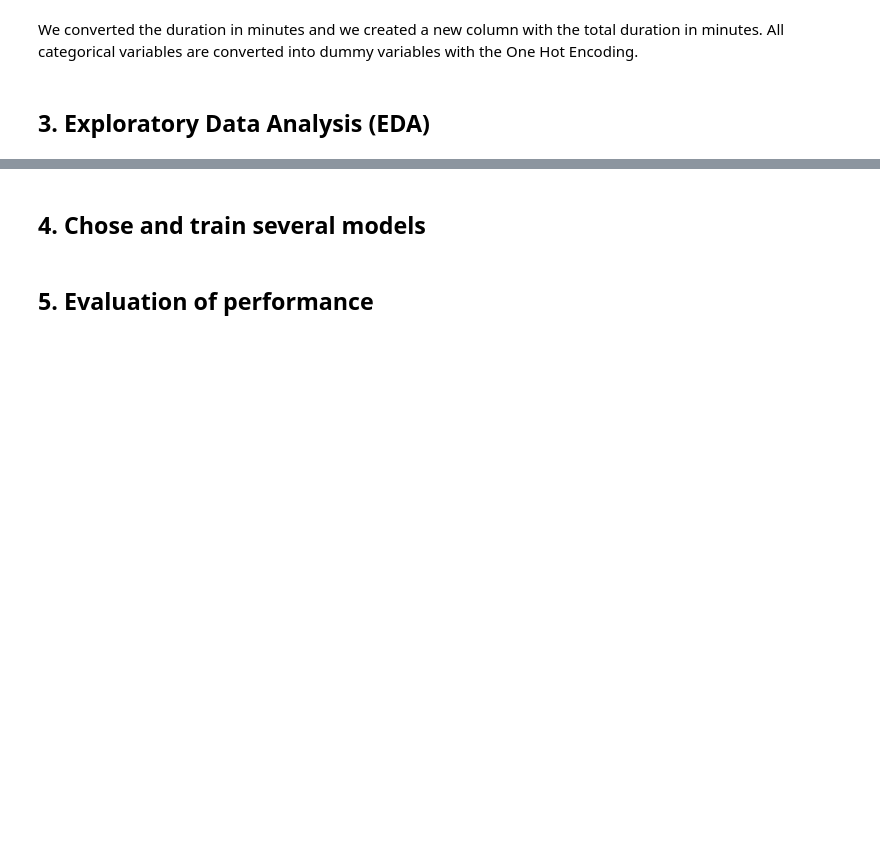
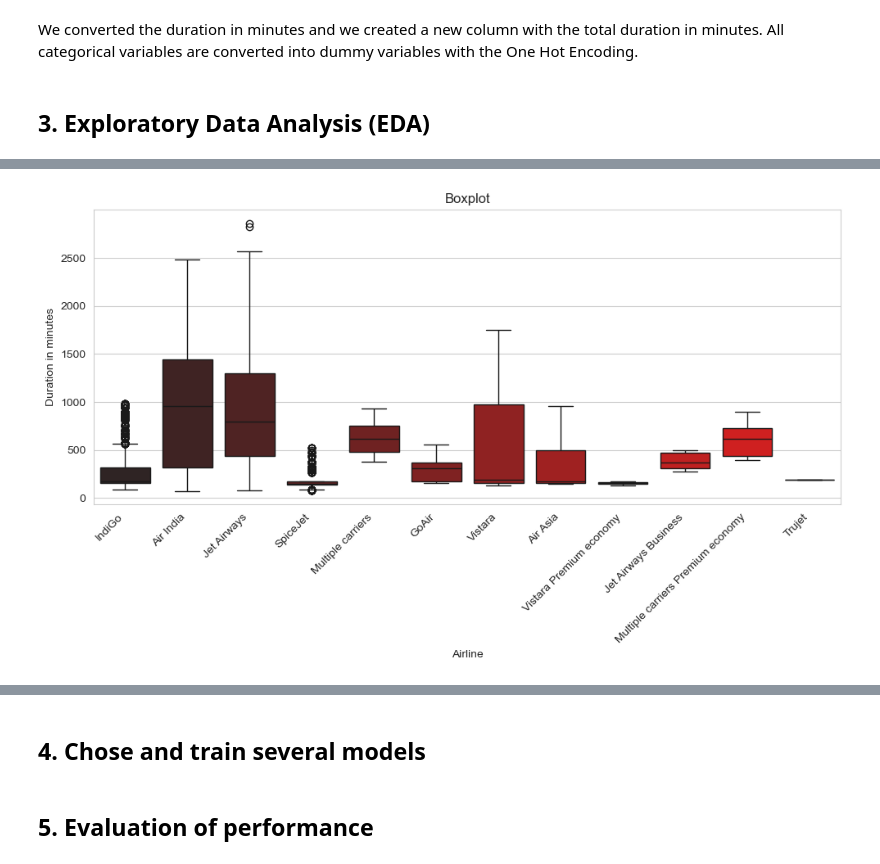
Before and after one commit to Sagbyy/flight-price-prediction-ML, a Jupyter notebook: notebook.ipynb, the cells around one changed output, grey strips where cells are left out. Saved outputs shown, nothing was run; the diff lists cells and outputs as text; code cells hidden in the pictures; blank space fills up the shorter version.

```diff
--- a/notebook.ipynb
+++ b/notebook.ipynb
@@ -88,0 +125,11 @@ We converted the duration in minutes and we created a new column with the total
+# %%
+plt.figure(figsize=(10, 6))
+sns.boxplot(x='Airline', y='Duration_total_min', data=df, palette='dark:red', hue='Airline', legend=False)
+plt.title("Boxplot")
+plt.xlabel("Airline")
+plt.ylabel("Duration in minutes")
+plt.xticks(rotation=45, ha='right')
+plt.tight_layout()
+plt.show()
+# %% [output]
+[figure, added]
```
Also changed, not shown: parts of 9 cells of this notebook.
